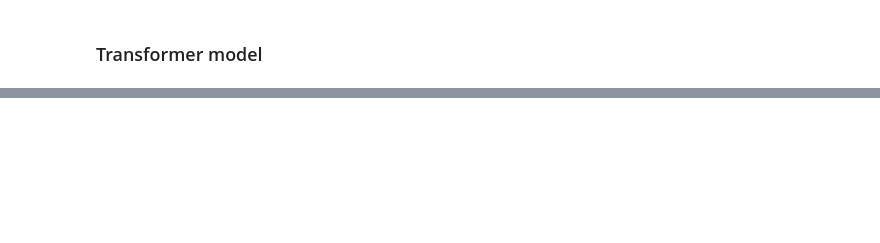
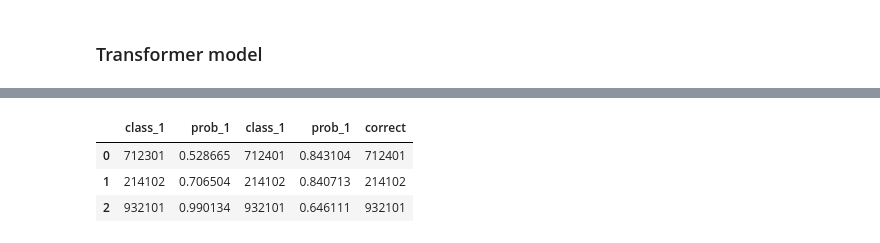
Before and after one commit to ONLABSPL/job-ads-classifier, a Jupyter notebook: job_classification_examples.ipynb, the cells around one changed output, grey strips where cells are left out. Saved outputs shown, nothing was run; the diff lists cells and outputs as text; code cells hidden in the pictures; blank space fills up the shorter version.

```diff
--- a/job_classification_examples.ipynb
+++ b/job_classification_examples.ipynb
@@ -229,0 +277,3 @@ pracuj_kod2 = model_paper_trans.predict(
+# %%
+trans3=kprm_df_zaw1_trans = model_paper_trans.predict(X=list(opisy), output_level="last", format="dataframe", top_k=1)
+lin3=kprm_df_zaw1_trans = model_paper_linear.predict(X_text=list(opisy), output_level="last", format="dataframe", top_k=1)
@@ -229,0 +296,9 @@ pracuj_kod2 = model_paper_trans.predict(
+# %%
+results = pd.concat([trans3,lin3], axis = 1)
+results["correct"] = pd.Series(["712401", "214102", "932101"])
+results
+# %% [output]
+|  | class_1 | prob_1 | class_1 | prob_1 | correct |
+| 0 | 712301 | 0.528665 | 712401 | 0.843104 | 712401 |
+| 1 | 214102 | 0.706504 | 214102 | 0.840713 | 214102 |
+| 2 | 932101 | 0.990134 | 932101 | 0.646111 | 932101 |
```
Also changed, not shown: parts of 38 cells of this notebook.
